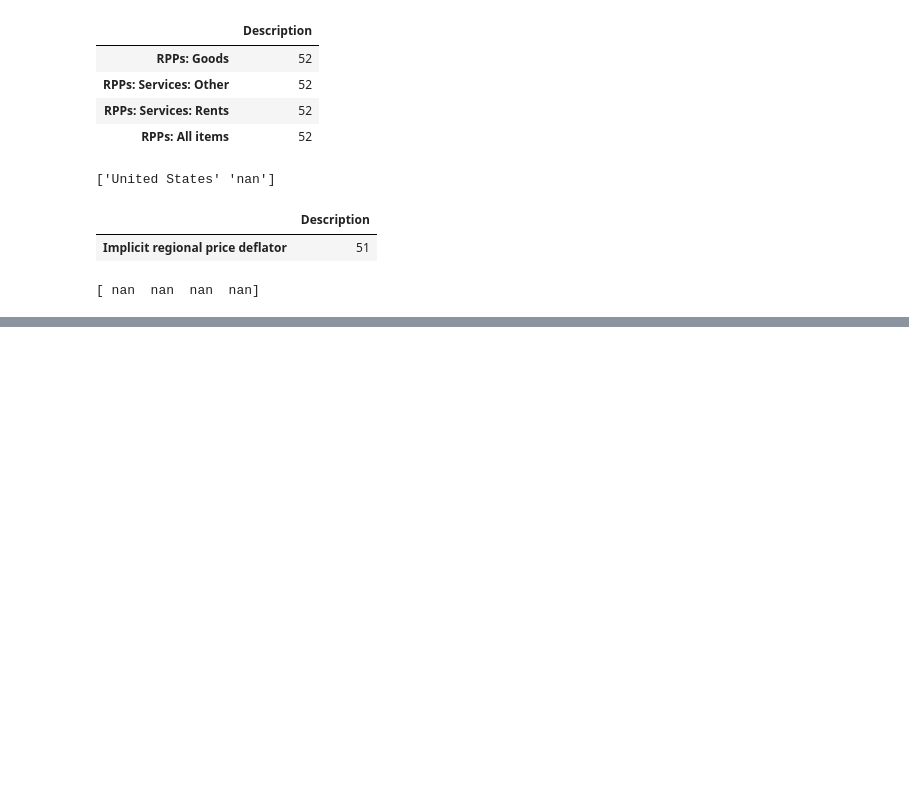
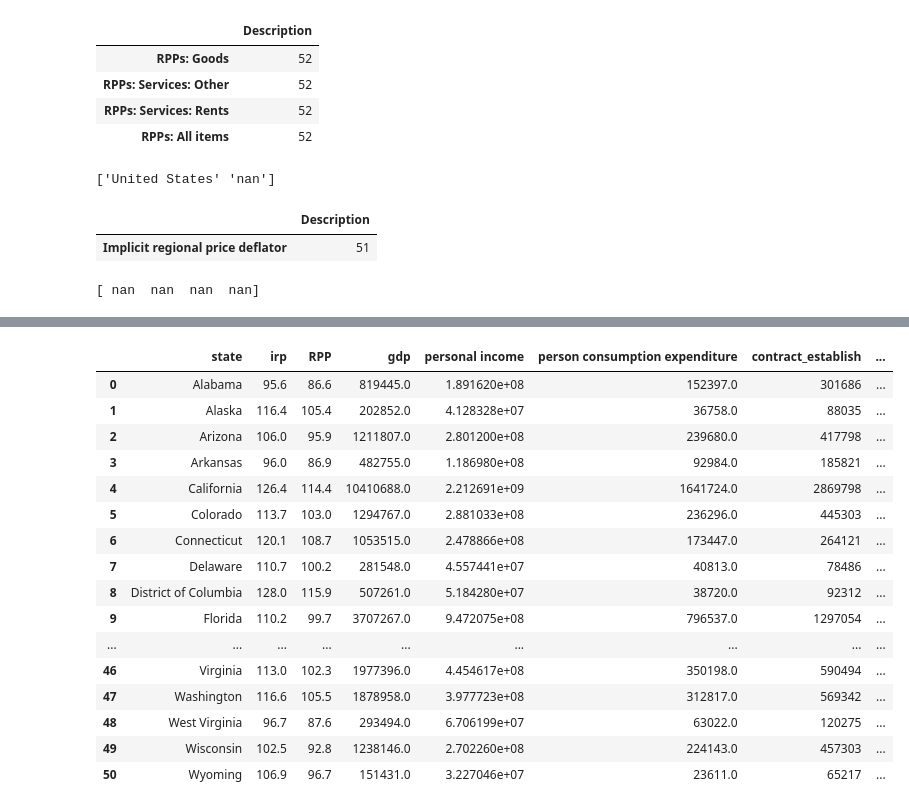
Before and after one commit to ttoddfox/Small-Business-Capstone, a Jupyter notebook: state analysis/state_data_preprocessing.ipynb, the cells around one changed output, grey strips where cells are left out. Cells and saved outputs as stored; diff of their text form; code cells hidden in the pictures; blank space fills up the shorter version.

```diff
--- a/state analysis/state_data_preprocessing.ipynb
+++ b/state analysis/state_data_preprocessing.ipynb
@@ -218,13 +222,11 @@ else:
 for link in final_link:#uncomment the bottom lines of code if you wanna scrape the data again
     file_name=re.sub('https://www.bls.gov/web/cewbd/','',link)
     #response=requests.get(link)
-    with open('./dependent_variable_state_data/birth_death/'+file_name, 'wb') as f:
-        print(file_name)
+    with open('./dependent_variable_state_data/'+file_name, 'wb') as f:
         f.write(response.content)
 # %%
-target_dir='./dependent_variable_state_data/birth_death/'
+target_dir='./dependent_variable_state_data/'
 file_list=os.listdir(target_dir)
-file_list
 # %%
 for j in file_list:
     with open(target_dir+j) as fp:
@@ -256,8 +276,8 @@ for j in file_list:
 output_dir='./dependent_variable_state_data_cleaned/'
 output_file_list=os.listdir(output_dir)
 # %%
-final_result=pd.DataFrame(columns=['state','net_change','total_expanding','expanding_establish',
-                     'opening_establish','total_contract','gross_contracting_establishment','ending_establishments'])
+final_result=pd.DataFrame(columns=['state','net_change','total_expand','expand_establish',
+                     'open_establish','total_contract','contract_establish','end_establish'])
 # %%
 for i in output_file_list:
     temp_state=re.sub('.txt','',i)
@@ -308,0 +302,20 @@ finalstate.to_csv('final_state_data.csv')
+# %%
+finalstate
+# %% [output]
+|  | state | irp | RPP | gdp | personal income | person consumption expenditure | contract_establish | ... |
+| 0 | Alabama | 95.6 | 86.6 | 819445.0 | 1.891620e+08 | 152397.0 | 301686 | ... |
+| 1 | Alaska | 116.4 | 105.4 | 202852.0 | 4.128328e+07 | 36758.0 | 88035 | ... |
+| 2 | Arizona | 106.0 | 95.9 | 1211807.0 | 2.801200e+08 | 239680.0 | 417798 | ... |
+| 3 | Arkansas | 96.0 | 86.9 | 482755.0 | 1.186980e+08 | 92984.0 | 185821 | ... |
+| 4 | California | 126.4 | 114.4 | 10410688.0 | 2.212691e+09 | 1641724.0 | 2869798 | ... |
+| 5 | Colorado | 113.7 | 103.0 | 1294767.0 | 2.881033e+08 | 236296.0 | 445303 | ... |
+| 6 | Connecticut | 120.1 | 108.7 | 1053515.0 | 2.478866e+08 | 173447.0 | 264121 | ... |
+| 7 | Delaware | 110.7 | 100.2 | 281548.0 | 4.557441e+07 | 40813.0 | 78486 | ... |
+| 8 | District of Columbia | 128.0 | 115.9 | 507261.0 | 5.184280e+07 | 38720.0 | 92312 | ... |
+| 9 | Florida | 110.2 | 99.7 | 3707267.0 | 9.472075e+08 | 796537.0 | 1297054 | ... |
+| ... | ... | ... | ... | ... | ... | ... | ... | ... |
+| 46 | Virginia | 113.0 | 102.3 | 1977396.0 | 4.454617e+08 | 350198.0 | 590494 | ... |
+| 47 | Washington | 116.6 | 105.5 | 1878958.0 | 3.977723e+08 | 312817.0 | 569342 | ... |
+| 48 | West Virginia | 96.7 | 87.6 | 293494.0 | 6.706199e+07 | 63022.0 | 120275 | ... |
+| 49 | Wisconsin | 102.5 | 92.8 | 1238146.0 | 2.702260e+08 | 224143.0 | 457303 | ... |
+| 50 | Wyoming | 106.9 | 96.7 | 151431.0 | 3.227046e+07 | 23611.0 | 65217 | ... |
```
Also changed, not shown: parts of 6 cells of this notebook.
